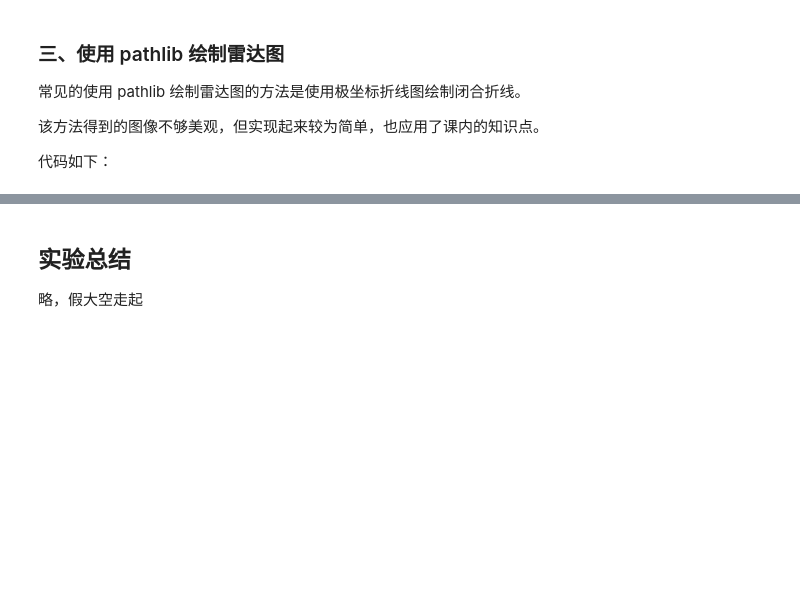
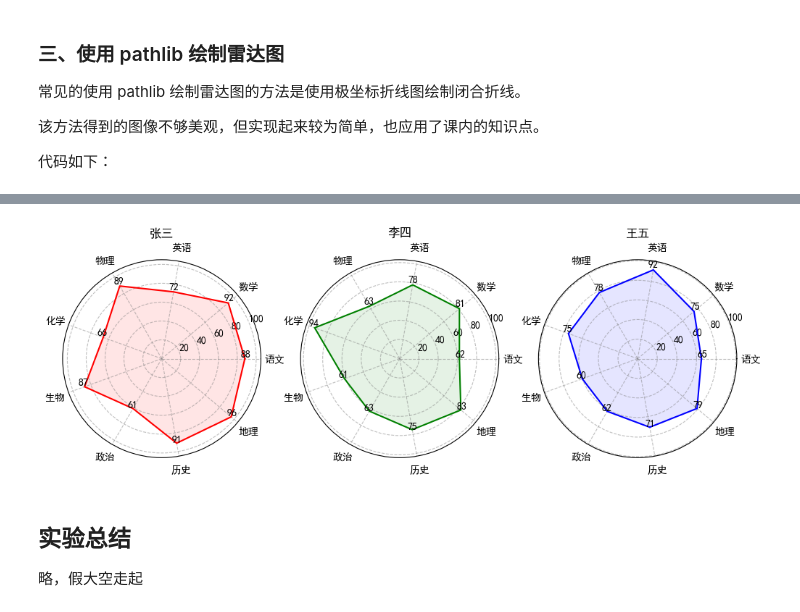
Before and after one commit to Vincy1230/python-data-analysis, a Jupyter notebook: 期末报告/main.ipynb, the cells around one changed output, grey strips where cells are left out. Drawn from its saved outputs; the diff is of its cells as text; code cells hidden in the pictures; blank space fills up the shorter version.

```diff
--- a/期末报告/main.ipynb
+++ b/期末报告/main.ipynb
@@ -147,3 +184,51 @@ plt.show()
+# %%
+"""
+将雷达图的绘制封装为泛用性函数
+------------------------------------------------------------
+这里将上一段的雷达图绘制封装为泛用性函数, 以便后续的调用
+"""
+
+import matplotlib.pyplot as plt
+from math import pi
+
+
+def plt_radar(labels: list, data: list, title: str = '', color: str = '#1f77b4') -> None:
+    """单个雷达图的绘制"""
+    lenLabels = len(labels)
+    lenData = len(data)
+    if lenLabels != lenData:
+        raise ValueError(
+            'labels 和 data 的长度不一致! | Length of labels and data are not equal!')
+    theta = [j * 2 * pi / lenLabels for j in range(lenLabels + 1)]
+    rhos = list(data) + [data[0]]
+    plt.rcParams['font.sans-serif'] = ['SimHei']
+    plt.polar(theta, rhos, color=color)
+    if title:
+        plt.title(title)
+    plt.xticks(theta[:-1], labels)
+    plt.ylim(0, int(max(rhos) * 1.1))
+    for j in range(lenLabels):
+        plt.text(theta[j], rhos[j] + 1, rhos[j],
+                 ha='center', va='bottom', fontsize=10)
+    plt.grid(c='gray', linestyle='--', alpha=0.5)        # 设置网格线
+    plt.fill(theta, rhos, alpha=0.1, color=colors[i])   # 填充雷达图
+
+
+if __name__ == '__main__':
+    from pathlib import Path
+    dir = Path('.').parent
+    df = pd.read_excel(dir / 'data.xlsx')
+    plt.figure(figsize=(12, 4), dpi=100)
+    data = df.iloc[:, 1:].values
+    names = df.iloc[:, 0].values
+    labels = df.columns[1:].values
+    colors = ['r', 'g', 'b']
+    for i in range(3):
+        plt.subplot(1, 3, i + 1, polar=True)
+        plt_radar(labels, data[i], names[i], colors[i])
+    plt.show()
+# %% [output]
+[figure, added]
 # %% [markdown]
 ## 实验总结
 
```
Also changed, not shown: parts of 8 cells of this notebook, 1 other file.
